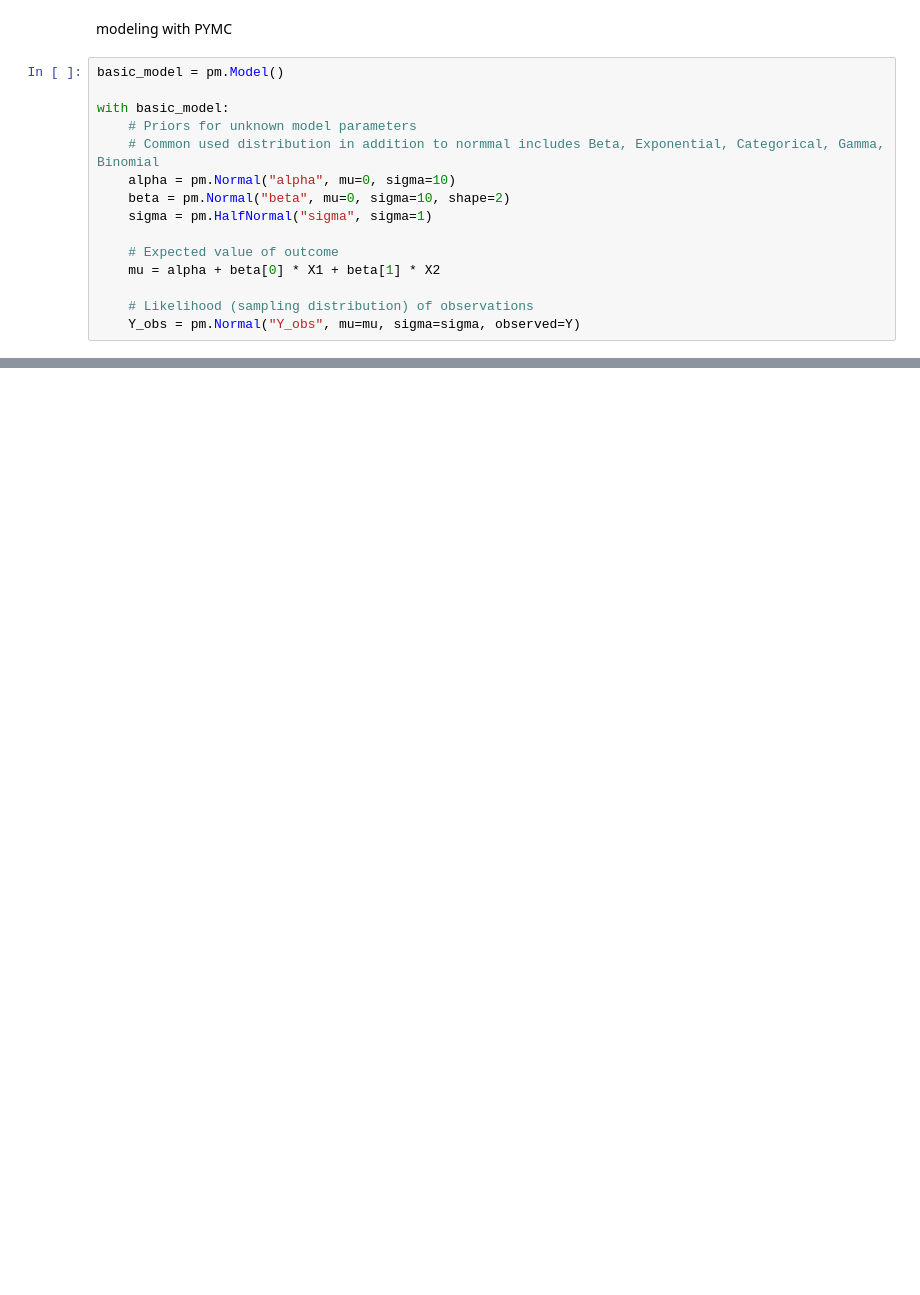
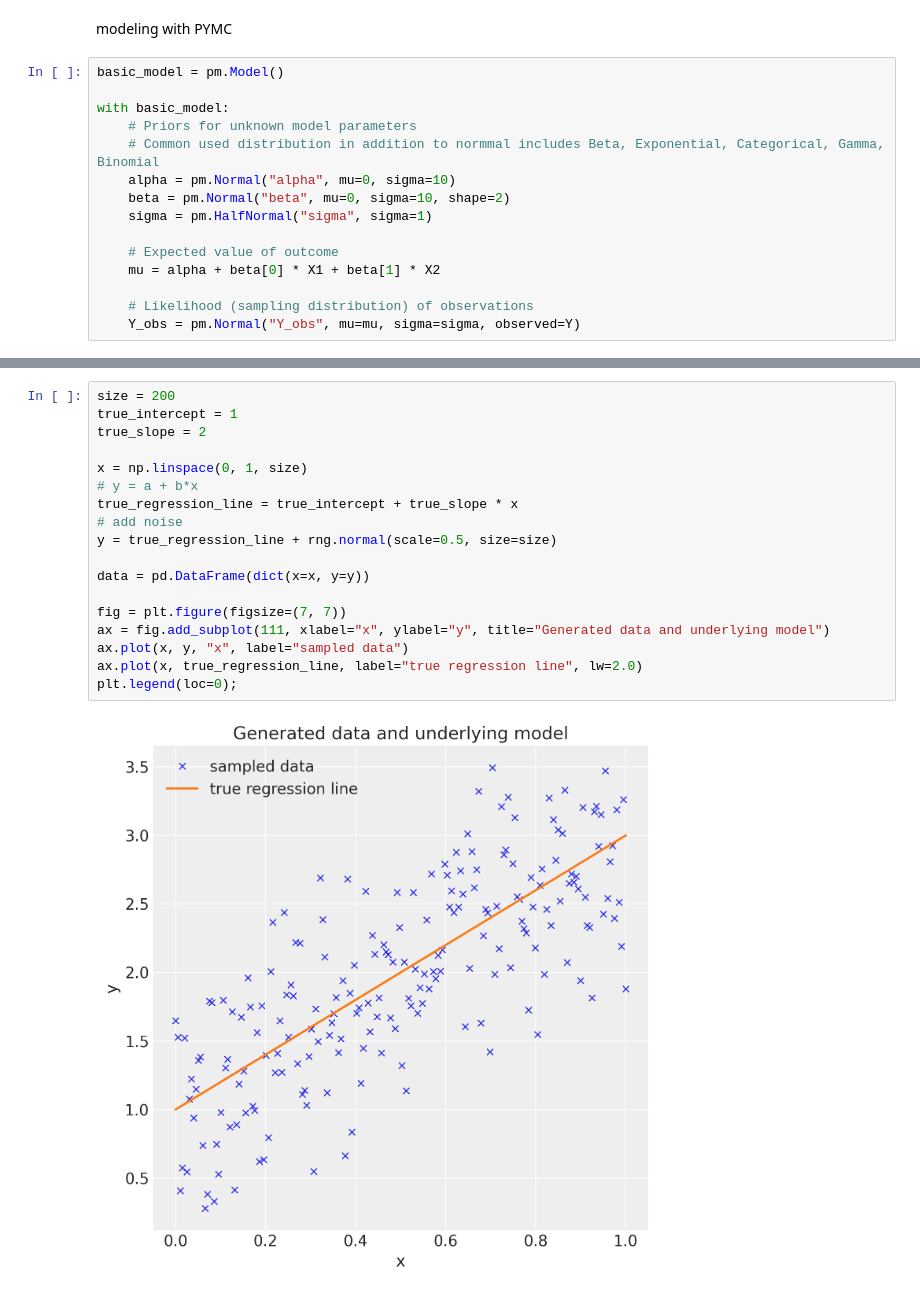
Before and after one commit to SkyBlueRW/bayesian-statistc, a Jupyter notebook: PyMC trial.ipynb, the cells around one changed output, grey strips where cells are left out. Cells and saved outputs as stored; diff of their text form; blank space fills up the shorter version.

```diff
--- a/PyMC trial.ipynb
+++ b/PyMC trial.ipynb
@@ -96,0 +91,20 @@ array([-1.19760193,  1.01505714, -0.6233422 , -0.33205975, -1.34827625,
+# %%
+size = 200
+true_intercept = 1
+true_slope = 2
+
+x = np.linspace(0, 1, size)
+# y = a + b*x
+true_regression_line = true_intercept + true_slope * x
+# add noise
+y = true_regression_line + rng.normal(scale=0.5, size=size)
+
+data = pd.DataFrame(dict(x=x, y=y))
+
+fig = plt.figure(figsize=(7, 7))
+ax = fig.add_subplot(111, xlabel="x", ylabel="y", title="Generated data and underlying model")
+ax.plot(x, y, "x", label="sampled data")
+ax.plot(x, true_regression_line, label="true regression line", lw=2.0)
+plt.legend(loc=0);
+# %% [output]
+[figure, added]
```
Also changed, not shown: parts of 6 cells of this notebook.
